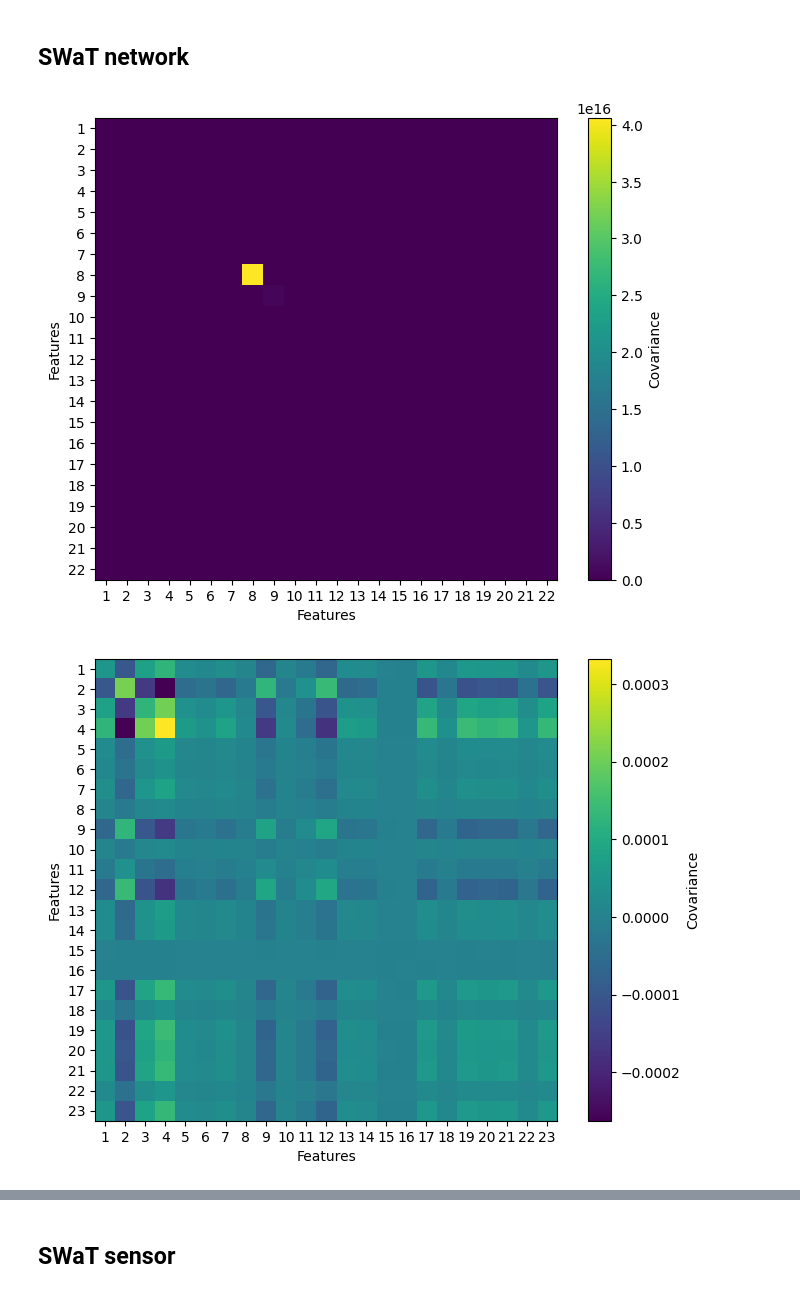
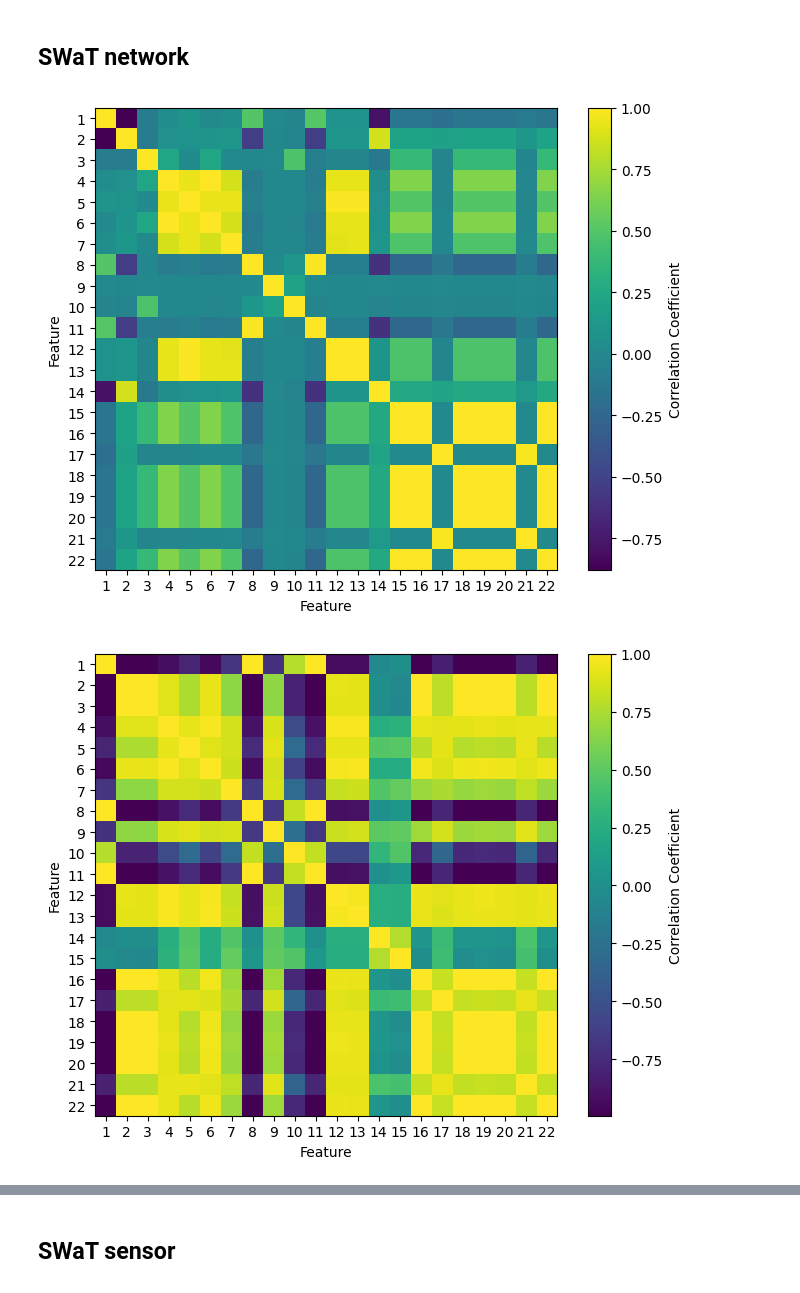
Before and after one commit to KylaNel/ICS_data_generation, a Jupyter notebook: code/covariance.ipynb, the cells around one changed output, grey strips where cells are left out. Drawn from its saved outputs; the diff is of its cells as text; code cells hidden in the pictures.

Commit message:
changed covariance to correlation coefficient and fixed wasserstein by normalising data

```diff
--- a/code/covariance.ipynb
+++ b/code/covariance.ipynb
@@ -41,61 +43,62 @@ wustl = pd.read_csv("/home/knel/virtual_envs/ankh-morpork/ICS_data_generation/da
 ## SWaT network
 # %%
 X = swat
-cov_matrix1 = np.cov(X, rowvar=False)
-cov_matrix2 = np.cov(vae_gan_swat_network, rowvar=False)
-cov_matrix3 = np.cov(vae_swat_network, rowvar=False)
-cov_matrix4 = np.cov(gan_swat_network, rowvar=False)
-cov_matrix5 = np.cov(gan_softmax_swat_network, rowvar=False)
+# cov_matrix1 = np.cov(X, rowvar=False)
+cov_matrix1 = np.corrcoef(X, rowvar=False)
+cov_matrix2 = np.corrcoef(vae_gan_swat_network[:, 1:], rowvar=False)
+cov_matrix3 = np.corrcoef(vae_swat_network[:, 1:], rowvar=False)
+cov_matrix4 = np.corrcoef(gan_swat_network[:, 1:], rowvar=False)
+cov_matrix5 = np.corrcoef(gan_softmax_swat_network, rowvar=False)
 
 plt.figure(figsize=(8, 6))
 plt.imshow(cov_matrix1, cmap='viridis', interpolation='nearest')
-plt.colorbar(label='Covariance')
-plt.xlabel('Features')
-plt.ylabel('Features')
+plt.colorbar(label='Correlation Coefficient')
+plt.xlabel('Feature')
+plt.ylabel('Feature')
 plt.xticks(np.arange(len(cov_matrix1)), np.arange(1, len(cov_matrix1)+1))
 plt.yticks(np.arange(len(cov_matrix1)), np.arange(1, len(cov_matrix1)+1))
 plt.savefig("cov_swat.jpg")
 plt.show()
 
 plt.figure(figsize=(8, 6))
 plt.imshow(cov_matrix2, cmap='viridis', interpolation='nearest')
-plt.colorbar(label='Covariance')
-plt.xlabel('Features')
-plt.ylabel('Features')
+plt.colorbar(label='Correlation Coefficient')
+plt.xlabel('Feature')
+plt.ylabel('Feature')
 plt.xticks(np.arange(len(cov_matrix2)), np.arange(1, len(cov_matrix2)+1))
 plt.yticks(np.arange(len(cov_matrix2)), np.arange(1, len(cov_matrix2)+1))
 plt.savefig("cov_vae_gan_swat_network.jpg")
 plt.show()
 
 plt.figure(figsize=(8, 6))
 plt.imshow(cov_matrix3, cmap='viridis', interpolation='nearest')
-plt.colorbar(label='Covariance')
-plt.xlabel('Features')
-plt.ylabel('Features')
+plt.colorbar(label='Correlation Coefficient')
+plt.xlabel('Feature')
+plt.ylabel('Feature')
 plt.xticks(np.arange(len(cov_matrix3)), np.arange(1, len(cov_matrix3)+1))
 plt.yticks(np.arange(len(cov_matrix3)), np.arange(1, len(cov_matrix3)+1))
 plt.savefig("cov_vae_swat_network.jpg")
 plt.show()
 
 plt.figure(figsize=(8, 6))
 plt.imshow(cov_matrix4, cmap='viridis', interpolation='nearest')
-plt.colorbar(label='Covariance')
-plt.xlabel('Features')
-plt.ylabel('Features')
+plt.colorbar(label='Correlation Coefficient')
+plt.xlabel('Feature')
+plt.ylabel('Feature')
 plt.xticks(np.arange(len(cov_matrix4)), np.arange(1, len(cov_matrix4)+1))
 plt.yticks(np.arange(len(cov_matrix4)), np.arange(1, len(cov_matrix4)+1))
 plt.savefig("cov_gan_swat_network.jpg")
 plt.show()
 
 plt.figure(figsize=(8, 6))
 plt.imshow(cov_matrix5, cmap='viridis', interpolation='nearest')
-plt.colorbar(label='Covariance')
-plt.xlabel('Features')
-plt.ylabel('Features')
+plt.colorbar(label='Correlation Coefficient')
+plt.xlabel('Feature')
+plt.ylabel('Feature')
 plt.xticks(np.arange(len(cov_matrix5)), np.arange(1, len(cov_matrix5)+1))
 plt.yticks(np.arange(len(cov_matrix5)), np.arange(1, len(cov_matrix5)+1))
 plt.savefig("cov_gan_softmax_swat_network.jpg")
 plt.show()
 # %% [output]
-[figure, old version]
+[figure, new version]
-[figure, old version]
+[figure, new version]
```
Also changed, not shown: parts of 5 cells of this notebook, 3 other files.
